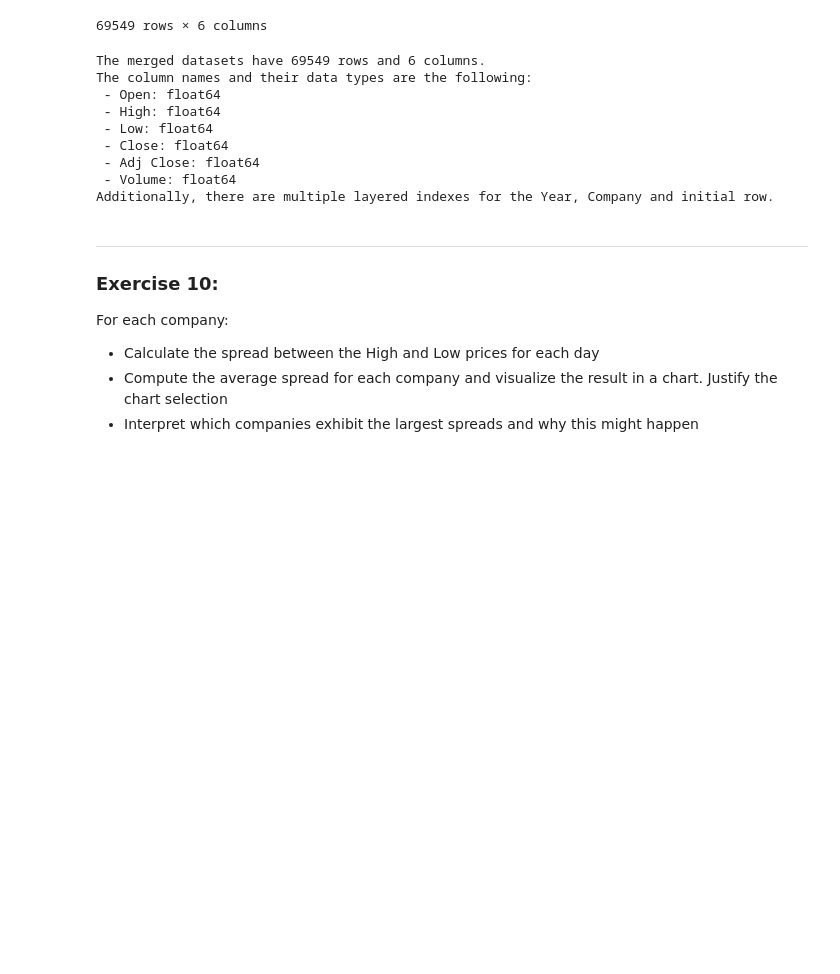
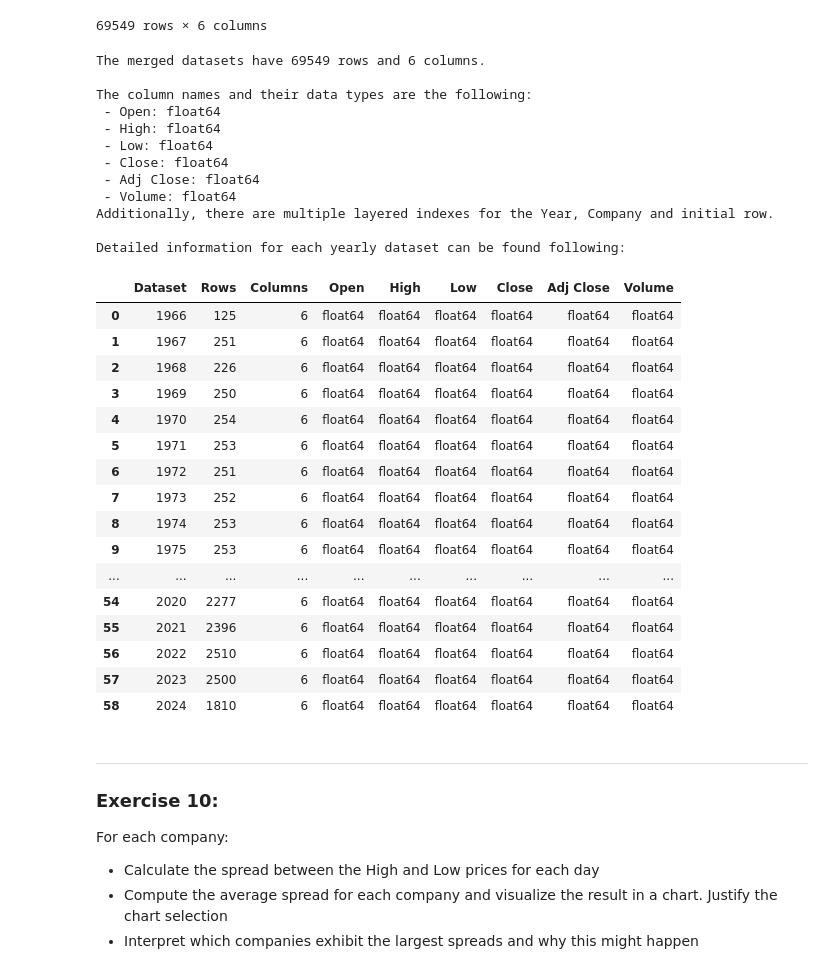
Before and after one commit to Noor-Raza/Python-for-Data-Science-Final-Project, a Jupyter notebook: Exercises.ipynb, the cells around one changed output. Drawn from its saved outputs; the diff is of its cells as text; code cells hidden in the pictures; blank space fills up the shorter version.

```diff
--- a/Exercises.ipynb
+++ b/Exercises.ipynb
@@ -693,23 +737,62 @@ all_merged_yearly_df
 # %%
 rows, columns = all_merged_yearly_df.shape  # Extract the row and column of merged dataset
 column_names_types = all_merged_yearly_df.dtypes  # Extract the column names and data types of merged dataset
 
-print(f'The merged datasets have {rows} rows and {columns} columns.\nThe column names and their data types are the following:')
+print(f'The merged datasets have {rows} rows and {columns} columns.')
+print('\nThe column names and their data types are the following:')
 
 for column_name, column_type in column_names_types.items():  # Iterate through all columns and their types
     print(f' - {column_name}: {column_type}')
 
 print('Additionally, there are multiple layered indexes for the Year, Company and initial row.')
+
+yearly_dataset_structure = []  # Initialize dataframe list
+
+for year in years:  # Iterate through all years
+    rows, columns = all_merged_yearly_df.loc[year].shape  # Extract the row and column of merged dataset
+    column_names_types = all_merged_yearly_df.loc[year].dtypes  # Extract the column names and data types of merged dataset
+
+    dataset = {'Dataset': year, 'Rows': rows, 'Columns': columns}  # Setup dictionary for each row
+
+    for column_name, column_type in column_names_types.items():  # Iterate through all column data types
+        dataset[column_name] = column_type  # Add all column names and respective data type to row dictionary
+
+    yearly_dataset_structure.append(dataset)  # Append each row to the previously initialized dataframe list
+
+yearly_dataset_structure_df = pd.DataFrame(yearly_dataset_structure)  # Convert list to a dataframe
+
+print('\nDetailed information for each yearly dataset can be found following:')
+yearly_dataset_structure_df
 # %% [output]
 The merged datasets have 69549 rows and 6 columns.
+
 The column names and their data types are the following:
  - Open: float64
  - High: float64
  - Low: float64
  - Close: float64
  - Adj Close: float64
  - Volume: float64
 Additionally, there are multiple layered indexes for the Year, Company and initial row.
+
+Detailed information for each yearly dataset can be found following:
+|  | Dataset | Rows | Columns | Open | High | Low | Close | Adj Close | Volume |
+| 0 | 1966 | 125 | 6 | float64 | float64 | float64 | float64 | float64 | float64 |
+| 1 | 1967 | 251 | 6 | float64 | float64 | float64 | float64 | float64 | float64 |
+| 2 | 1968 | 226 | 6 | float64 | float64 | float64 | float64 | float64 | float64 |
+| 3 | 1969 | 250 | 6 | float64 | float64 | float64 | float64 | float64 | float64 |
+| 4 | 1970 | 254 | 6 | float64 | float64 | float64 | float64 | float64 | float64 |
+| 5 | 1971 | 253 | 6 | float64 | float64 | float64 | float64 | float64 | float64 |
+| 6 | 1972 | 251 | 6 | float64 | float64 | float64 | float64 | float64 | float64 |
+| 7 | 1973 | 252 | 6 | float64 | float64 | float64 | float64 | float64 | float64 |
+| 8 | 1974 | 253 | 6 | float64 | float64 | float64 | float64 | float64 | float64 |
+| 9 | 1975 | 253 | 6 | float64 | float64 | float64 | float64 | float64 | float64 |
+| ... | ... | ... | ... | ... | ... | ... | ... | ... | ... |
+| 54 | 2020 | 2277 | 6 | float64 | float64 | float64 | float64 | float64 | float64 |
+| 55 | 2021 | 2396 | 6 | float64 | float64 | float64 | float64 | float64 | float64 |
+| 56 | 2022 | 2510 | 6 | float64 | float64 | float64 | float64 | float64 | float64 |
+| 57 | 2023 | 2500 | 6 | float64 | float64 | float64 | float64 | float64 | float64 |
+| 58 | 2024 | 1810 | 6 | float64 | float64 | float64 | float64 | float64 | float64 |
 # %% [markdown]
 ---
 ### **Exercise 10:**
```
Also changed, not shown: parts of 18 cells of this notebook.
